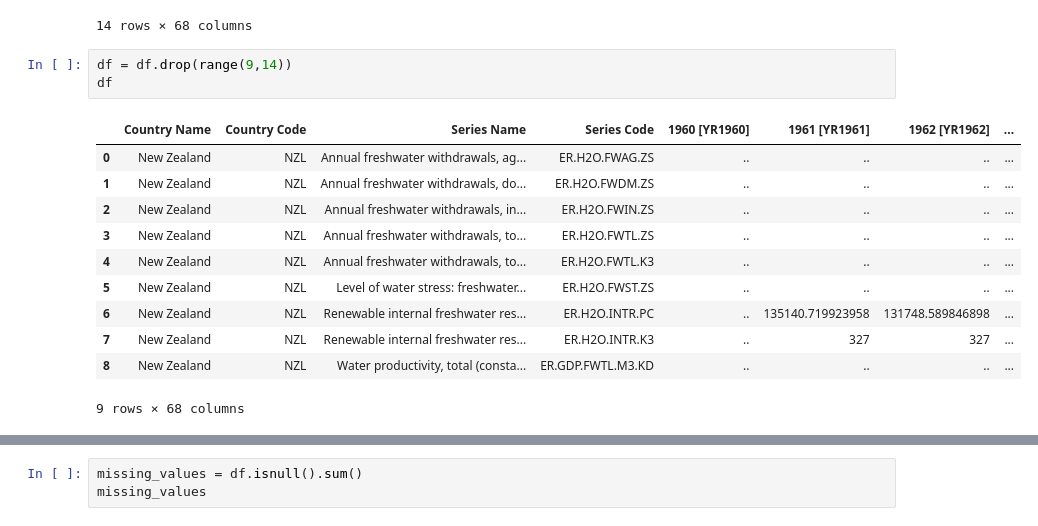
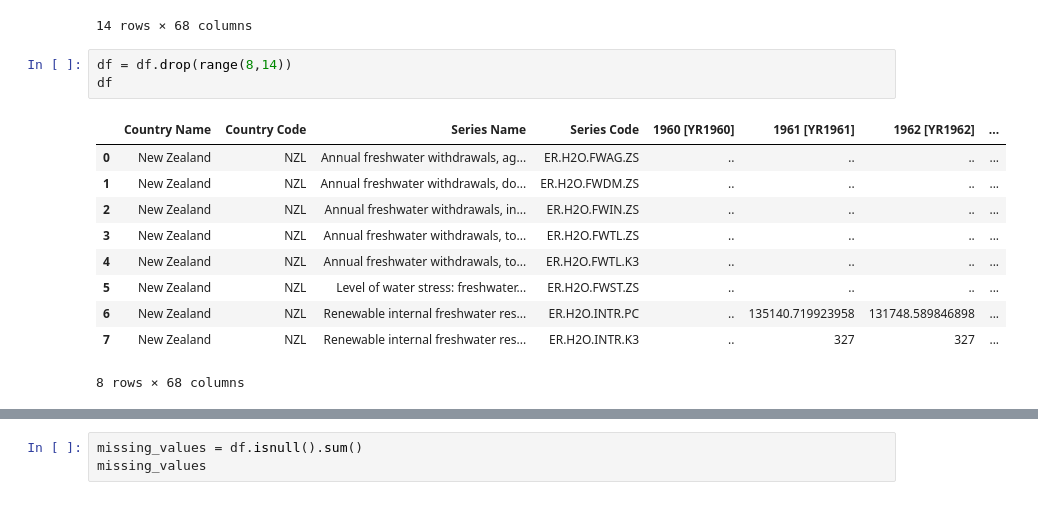
Before and after one commit to Keara9/Data-Visualization, a Jupyter notebook: Assignment 2/Freshwater Data/Freshwater Cleaning.ipynb, the cells around one changed output, grey strips where cells are left out. Cells and saved outputs as stored; diff of their text form.

```diff
--- a/Assignment 2/Freshwater Data/Freshwater Cleaning.ipynb
+++ b/Assignment 2/Freshwater Data/Freshwater Cleaning.ipynb
@@ -29,17 +22,16 @@ df
 | 13 | Last Updated: 01/28/2025 | NaN | NaN | NaN | NaN | NaN | NaN | ... |
 14 rows × 68 columns
 # %%
-df = df.drop(range(9,14))
+df = df.drop(range(8,14))
 df
 # %% [output]
 |  | Country Name | Country Code | Series Name | Series Code | 1960 [YR1960] | 1961 [YR1961] | 1962 [YR1962] | ... |
 | 0 | New Zealand | NZL | Annual freshwater withdrawals, ag... | ER.H2O.FWAG.ZS | .. | .. | .. | ... |
 | 1 | New Zealand | NZL | Annual freshwater withdrawals, do... | ER.H2O.FWDM.ZS | .. | .. | .. | ... |
 | 2 | New Zealand | NZL | Annual freshwater withdrawals, in... | ER.H2O.FWIN.ZS | .. | .. | .. | ... |
 | 3 | New Zealand | NZL | Annual freshwater withdrawals, to... | ER.H2O.FWTL.ZS | .. | .. | .. | ... |
 | 4 | New Zealand | NZL | Annual freshwater withdrawals, to... | ER.H2O.FWTL.K3 | .. | .. | .. | ... |
 | 5 | New Zealand | NZL | Level of water stress: freshwater... | ER.H2O.FWST.ZS | .. | .. | .. | ... |
 | 6 | New Zealand | NZL | Renewable internal freshwater res... | ER.H2O.INTR.PC | .. | 135140.719923958 | 131748.589846898 | ... |
 | 7 | New Zealand | NZL | Renewable internal freshwater res... | ER.H2O.INTR.K3 | .. | 327 | 327 | ... |
-| 8 | New Zealand | NZL | Water productivity, total (consta... | ER.GDP.FWTL.M3.KD | .. | .. | .. | ... |
-9 rows × 68 columns
+8 rows × 68 columns
```
Also changed, not shown: parts of 5 cells of this notebook, 6 other files.
